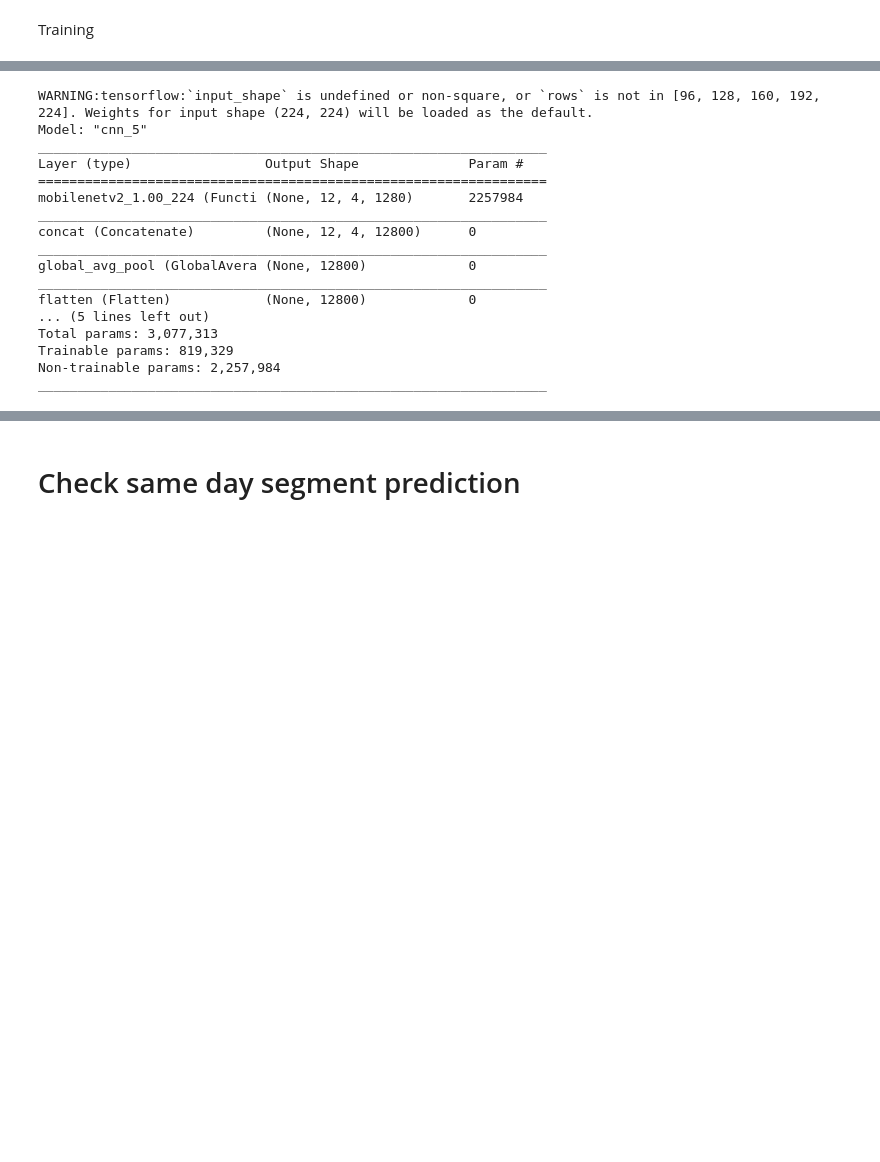
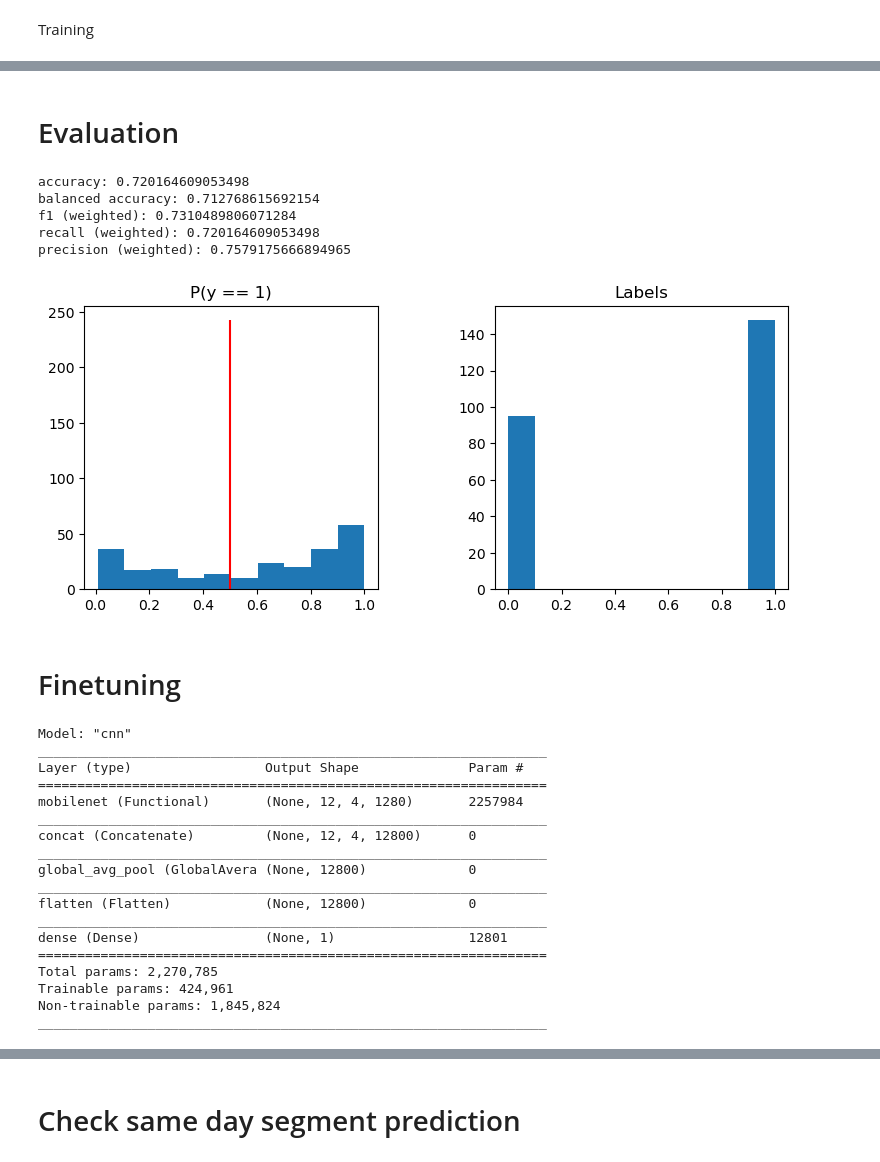
Before and after one commit to Yahnnosh/Sensor-Based-Modeling-of-Fatigue-Using-Transformer-Model, a Jupyter notebook: CNN_MobileNetV2.ipynb, the cells around one changed output, grey strips where cells are left out. Cells and saved outputs as stored; diff of their text form; code cells hidden in the pictures; blank space fills up the shorter version.

```diff
--- a/CNN_MobileNetV2.ipynb
+++ b/CNN_MobileNetV2.ipynb
@@ -266,7 +350,9 @@ class CNN(tf.keras.Model):
 
         # MobileNetV2 embedding
         self.mobilenet = MobileNetV2(input_shape=self.in_shape_mobilenet, weights='imagenet', include_top=False)
-        self.mobilenet.trainable = False # TODO: make customizable (finetuning)
+        self.mobilenet._name = 'mobilenet'
+        self.mobilenet.trainable = False
+        self.finetuning = False
         self.out_shape_mobilenet = self.mobilenet.layers[-1].output_shape # for one spectrogram
 
         # Concatenation
@@ -278,8 +364,7 @@ class CNN(tf.keras.Model):
         # TODO: more sophisticated dense (dropout, regularizer, init., ...)
         # Fully-connected network
         self.flatten = Flatten(name='flatten', input_shape=(self.out_shape_mobilenet * (CHANNELS // 3), ))
-        self.dense1 = Dense(64, activation='relu', name='dense1')
-        self.dense2 = Dense(1, name='dense2') # keep logits
+        self.dense = Dense(1, name='dense') # keep logits
         self.out_shape = 1
 
         # build graph
@@ -290,6 +375,17 @@ class CNN(tf.keras.Model):
         x = Input(shape=self.in_shape)
         Model(inputs=[x], outputs=self.call(x))
 
+    def set_finetuning(self, mode=True):
+        self.finetuning = mode
+        self.mobilenet.trainable = mode
+
+        for layers in self.mobilenet.layers:
+            layers.trainable = False
+
+        # "activate" last conv layer of MobileNet
+        self.mobilenet.layers[-3].trainable = mode
+        self.mobilenet.layers[-2].trainable = mode
+
     def call(self, inputs):
         """
         Model predictions (logits)
@@ -297,7 +393,7 @@ class CNN(tf.keras.Model):
         :return: class prediction (logits)
         """
         # MobileNetV2 embeddings
-        x = [self.mobilenet(inputs[..., i:i+3], training=False) for i in range(0, CHANNELS, 3)]
+        x = [self.mobilenet(inputs[..., i:i+3], training=self.finetuning) for i in range(0, CHANNELS, 3)]
 
         # Concatenation
         x = self.concat(x)
@@ -307,8 +403,7 @@ class CNN(tf.keras.Model):
 
         # Fully-connected network
         x = self.flatten(x)
-        x = self.dense1(x)
-        x = self.dense2(x)
+        x = self.dense(x)
 
         return x
 # %% [markdown]
@@ -402,0 +512,12 @@ Launching TensorBoard...
+# %% [markdown]
+# Evaluation
+# %%
+# latest model
+test_set_evaluator(model, path, validation_indices)
+# %% [output]
+accuracy: 0.720164609053498
+balanced accuracy: 0.712768615692154
+f1 (weighted): 0.7310489806071284
+recall (weighted): 0.720164609053498
+precision (weighted): 0.7579175666894965
+[figure, added]
@@ -402,0 +527,2 @@ Launching TensorBoard...
+# %% [markdown]
+# Finetuning
@@ -403,26 +532,25 @@ Launching TensorBoard...
 # %%
-model = CNN()
-
-model.compile(optimizer=Adam(learning_rate=1e-3),
-              loss=weighted_cross_entropy(sample_weight),
-              metrics=['accuracy'])
+# check it worked
+model.compile(optimizer=Adam(learning_rate=1e-7),
+              loss=weighted_cross_entropy(sample_weight))
 
 model.summary()
 # %% [output]
-WARNING:tensorflow:`input_shape` is undefined or non-square, or `rows` is not in [96, 128, 160, 192, 224]. Weights for input shape (224, 224) will be loaded as the default.
-Model: "cnn_5"
+Model: "cnn"
 _________________________________________________________________
 Layer (type)                 Output Shape              Param #
 =================================================================
-mobilenetv2_1.00_224 (Functi (None, 12, 4, 1280)       2257984
+mobilenet (Functional)       (None, 12, 4, 1280)       2257984
 _________________________________________________________________
 concat (Concatenate)         (None, 12, 4, 12800)      0
 _________________________________________________________________
 global_avg_pool (GlobalAvera (None, 12800)             0
 _________________________________________________________________
 flatten (Flatten)            (None, 12800)             0
-... (5 lines left out)
-Total params: 3,077,313
-Trainable params: 819,329
-Non-trainable params: 2,257,984
 _________________________________________________________________
+dense (Dense)                (None, 1)                 12801
+=================================================================
+Total params: 2,270,785
+Trainable params: 424,961
+Non-trainable params: 1,845,824
+_________________________________________________________________
```
Also changed, not shown: parts of 45 cells of this notebook, 14 other files.
